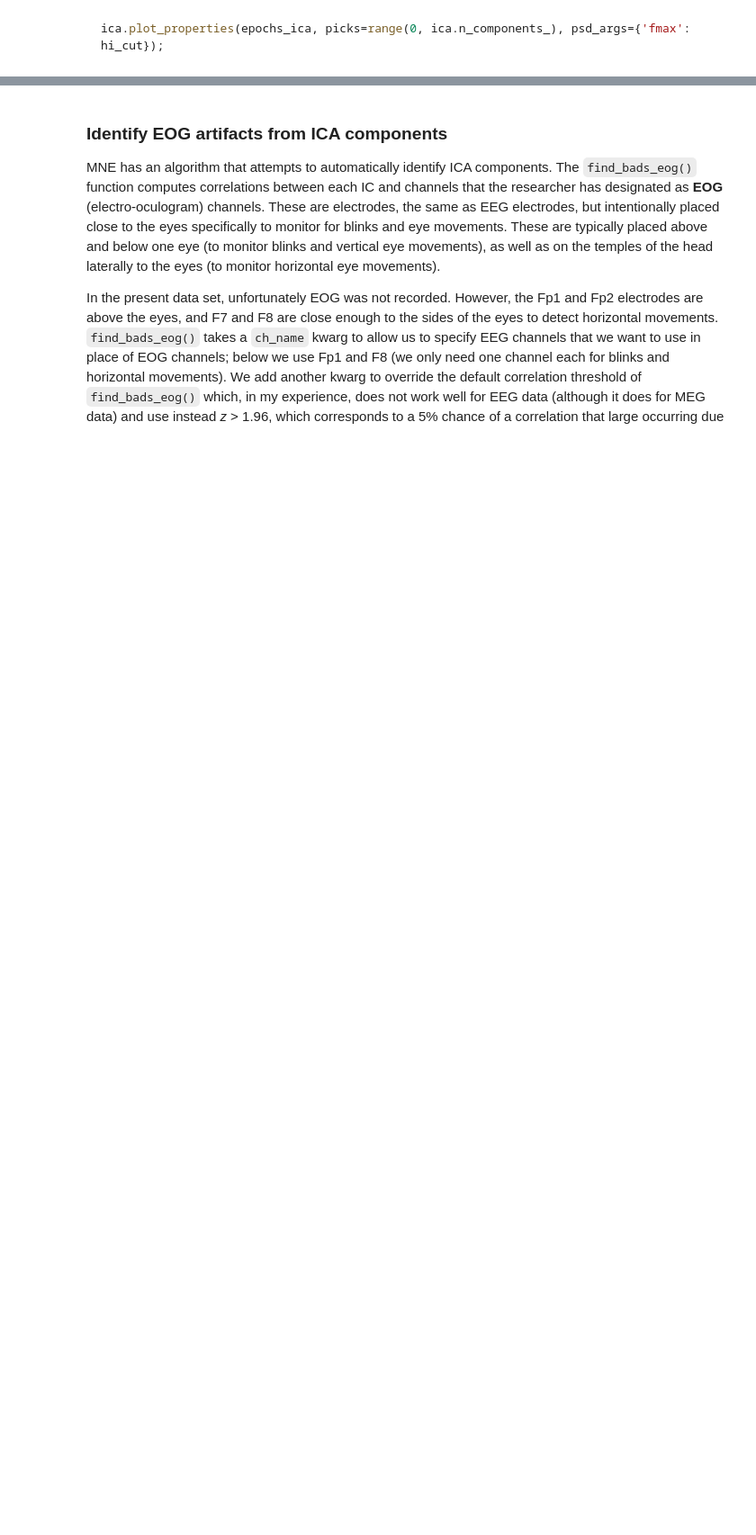
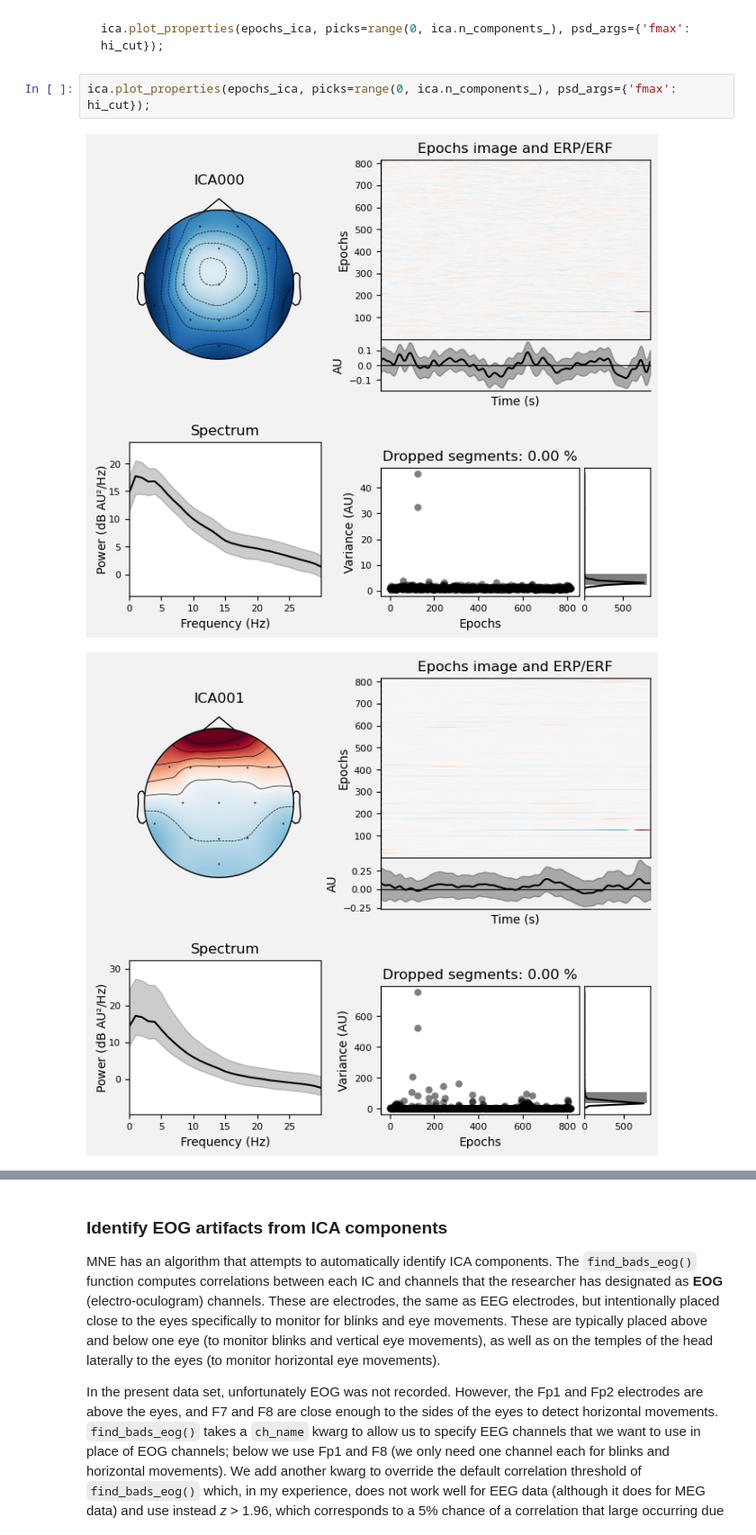
Before and after one commit to freddylearnsc0de/Chapter-7--EEG, a Jupyter notebook: 3 - erp_artifacts.ipynb, the cells around one changed output, grey strips where cells are left out. Shown at 90% size. Cells and saved outputs as stored; diff of their text form; blank space fills up the shorter version.

```diff
--- a/3 - erp_artifacts.ipynb
+++ b/3 - erp_artifacts.ipynb
@@ -158,3 +261,8 @@ Fortunately, as we'll see below, we don't necessarily need to make subjective ju
 ~~~python
 ica.plot_properties(epochs_ica, picks=range(0, ica.n_components_), psd_args={'fmax': hi_cut});
 ~~~
+# %%
+ica.plot_properties(epochs_ica, picks=range(0, ica.n_components_), psd_args={'fmax': hi_cut});
+# %% [output]
+[figure, added]
+[figure, added]
```
Also changed, not shown: parts of 11 cells of this notebook, 47 other files.
